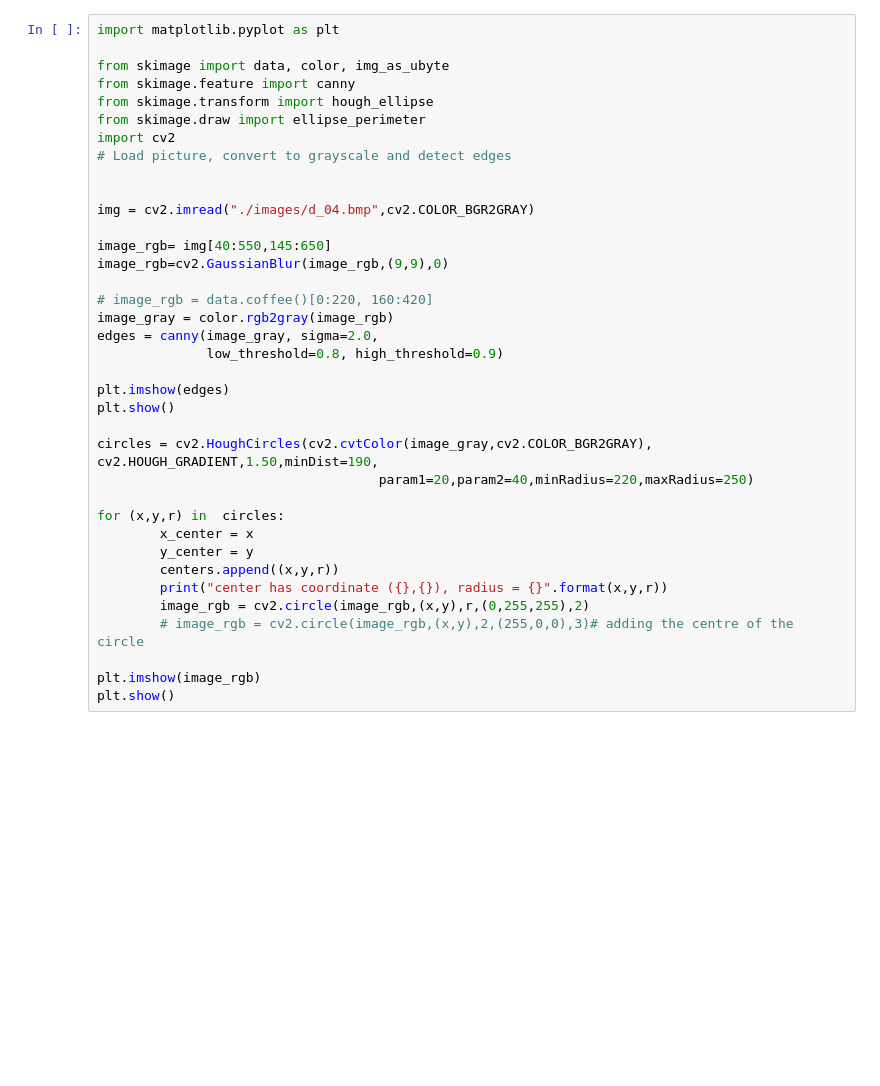
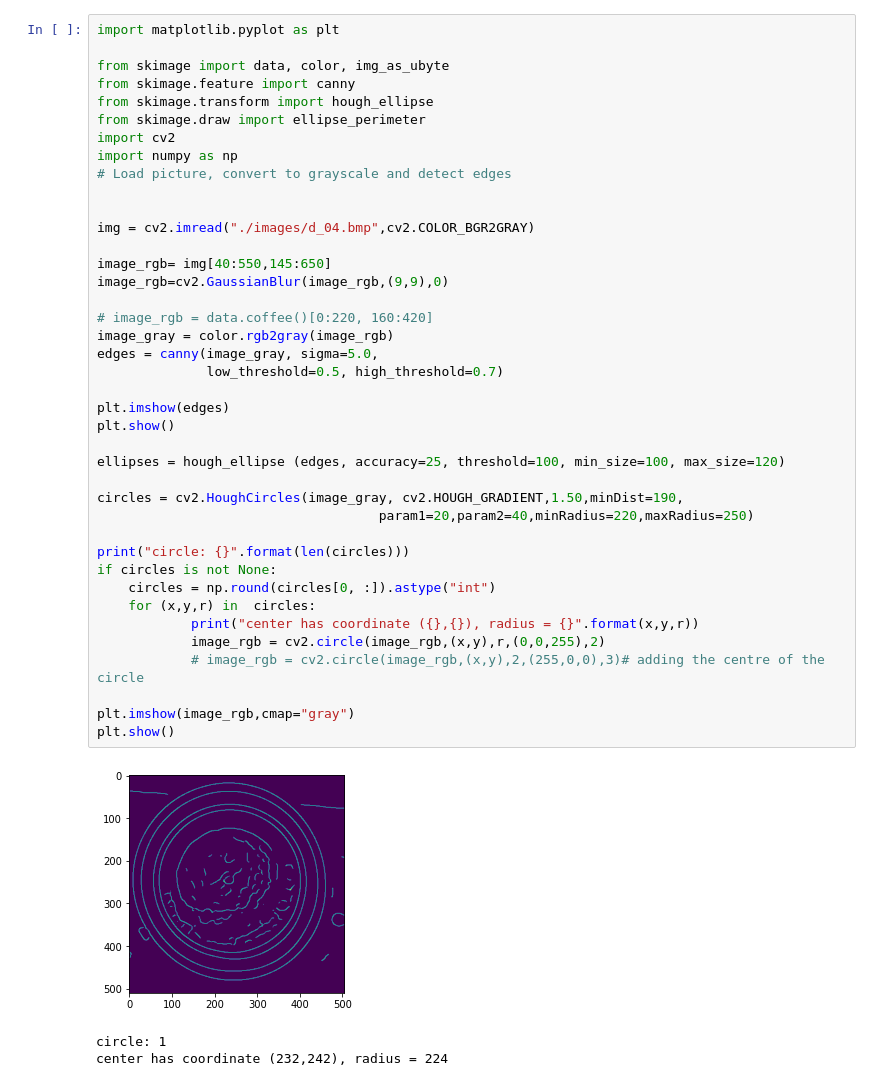
Before and after one commit to WenXiaowei/cap_inspection, a Jupyter notebook: hough_elliptical.ipynb, the cells around one changed output. Saved outputs shown, nothing was run; the diff lists cells and outputs as text; blank space fills up the shorter version.

```diff
--- a/hough_elliptical.ipynb
+++ b/hough_elliptical.ipynb
@@ -1,37 +1,44 @@
 # %%
 import matplotlib.pyplot as plt
 
 from skimage import data, color, img_as_ubyte
 from skimage.feature import canny
 from skimage.transform import hough_ellipse
 from skimage.draw import ellipse_perimeter
 import cv2
+import numpy as np
 # Load picture, convert to grayscale and detect edges
 
 
 img = cv2.imread("./images/d_04.bmp",cv2.COLOR_BGR2GRAY)
 
 image_rgb= img[40:550,145:650]
 image_rgb=cv2.GaussianBlur(image_rgb,(9,9),0)
 
 # image_rgb = data.coffee()[0:220, 160:420]
 image_gray = color.rgb2gray(image_rgb)
-edges = canny(image_gray, sigma=2.0,
-              low_threshold=0.8, high_threshold=0.9)
+edges = canny(image_gray, sigma=5.0,
+              low_threshold=0.5, high_threshold=0.7)
 
 plt.imshow(edges)
 plt.show()
 
-circles = cv2.HoughCircles(cv2.cvtColor(image_gray,cv2.COLOR_BGR2GRAY), cv2.HOUGH_GRADIENT,1.50,minDist=190,
+ellipses = hough_ellipse (edges, accuracy=25, threshold=100, min_size=100, max_size=120)
+
+circles = cv2.HoughCircles(image_gray, cv2.HOUGH_GRADIENT,1.50,minDist=190,
                                     param1=20,param2=40,minRadius=220,maxRadius=250)
 
-for (x,y,r) in  circles:
-        x_center = x
-        y_center = y
-        centers.append((x,y,r))
-        print("center has coordinate ({},{}), radius = {}".format(x,y,r))
-        image_rgb = cv2.circle(image_rgb,(x,y),r,(0,255,255),2)
-        # image_rgb = cv2.circle(image_rgb,(x,y),2,(255,0,0),3)# adding the centre of the circle
+print("circle: {}".format(len(circles)))
+if circles is not None:
+    circles = np.round(circles[0, :]).astype("int")
+    for (x,y,r) in  circles:
+            print("center has coordinate ({},{}), radius = {}".format(x,y,r))
+            image_rgb = cv2.circle(image_rgb,(x,y),r,(0,0,255),2)
+            # image_rgb = cv2.circle(image_rgb,(x,y),2,(255,0,0),3)# adding the centre of the circle
 
-plt.imshow(image_rgb)
+plt.imshow(image_rgb,cmap="gray")
 plt.show()
+# %% [output]
+[figure, added]
+circle: 1
+center has coordinate (232,242), radius = 224
```
Also changed, not shown: parts of 1 cell of this notebook, 3 other files.
